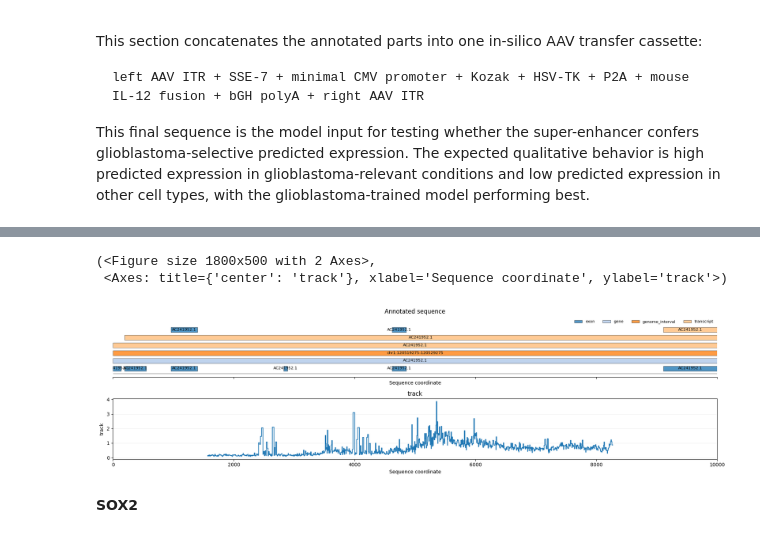
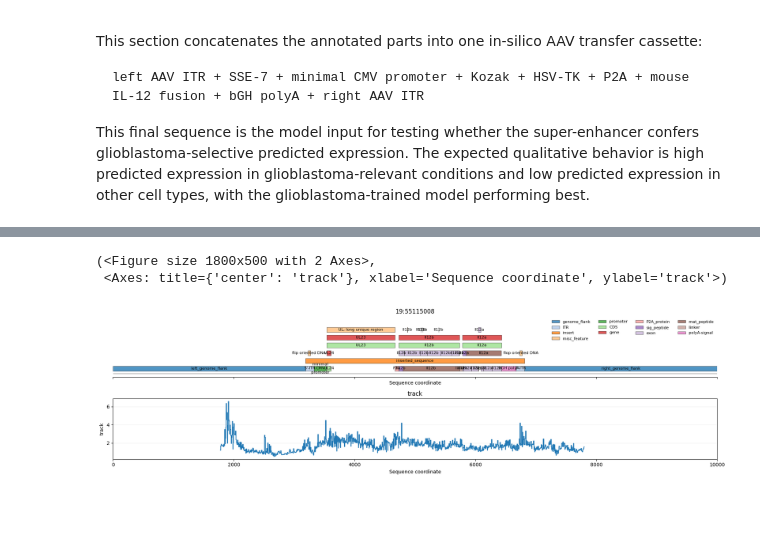
Before and after one commit to AIRI-Institute/GENA_LM, a Jupyter notebook: downstream_tasks/expression_prediction/api/notebooks/glioblastoma_super_enhancers_annotated.ipynb, the cells around one changed output, grey strips where cells are left out. Saved outputs shown, nothing was run; the diff lists cells and outputs as text; code cells hidden in the pictures; blank space fills up the shorter version.

```diff
--- a/downstream_tasks/expression_prediction/api/notebooks/glioblastoma_super_enhancers_annotated.ipynb
+++ b/downstream_tasks/expression_prediction/api/notebooks/glioblastoma_super_enhancers_annotated.ipynb
@@ -954,4 +773,0 @@ prediction.expression
-# %%
-prediction = model.predict_sequence(sequence=resulting_sequence,
-                        center=949,
-                        condition={'description': 'mouse cells from liver tissue'})
@@ -962,4 +773,0 @@ prediction.expression
-# %%
-prediction = model.predict_sequence(sequence=resulting_sequence,
-                        center=949,
-                        condition={'description': 'mouse cells from brain tissue'})
@@ -970,4 +773,0 @@ prediction.expression
-# %%
-prediction = model.predict_sequence(sequence=resulting_sequence,
-                        center=949,
-                        condition={'description': 'mouse cells expressing SOX2 and SOX9, ATAC-seq'})
@@ -1002,2 +773,0 @@ sequence.plot_annotations()
-# %%
-prediction = model.predict_sequence(sequence=sequence, center=5000, condition=lookup['IMR-90'])
@@ -1030,10 +774,8 @@ prediction.track().plot(color_by_sign=False)
 # %%
 fig, axs = plt.subplots(nrows=2, ncols=1, figsize=(18, 5), sharex=True)
-sequence.plot_annotations(ax=axs[0])
+safe_harbor_context(resulting_sequence).plot_annotations(ax=axs[0])
 prediction.track().plot(ax=axs[1], color_by_sign=False)
 # %% [output]
 (<Figure size 1800x500 with 2 Axes>,
  <Axes: title={'center': 'track'}, xlabel='Sequence coordinate', ylabel='track'>)
-[figure, old version]
+[figure, new version]
-# %% [markdown]
-**SOX2**
```
Also changed, not shown: parts of 105 cells of this notebook.
